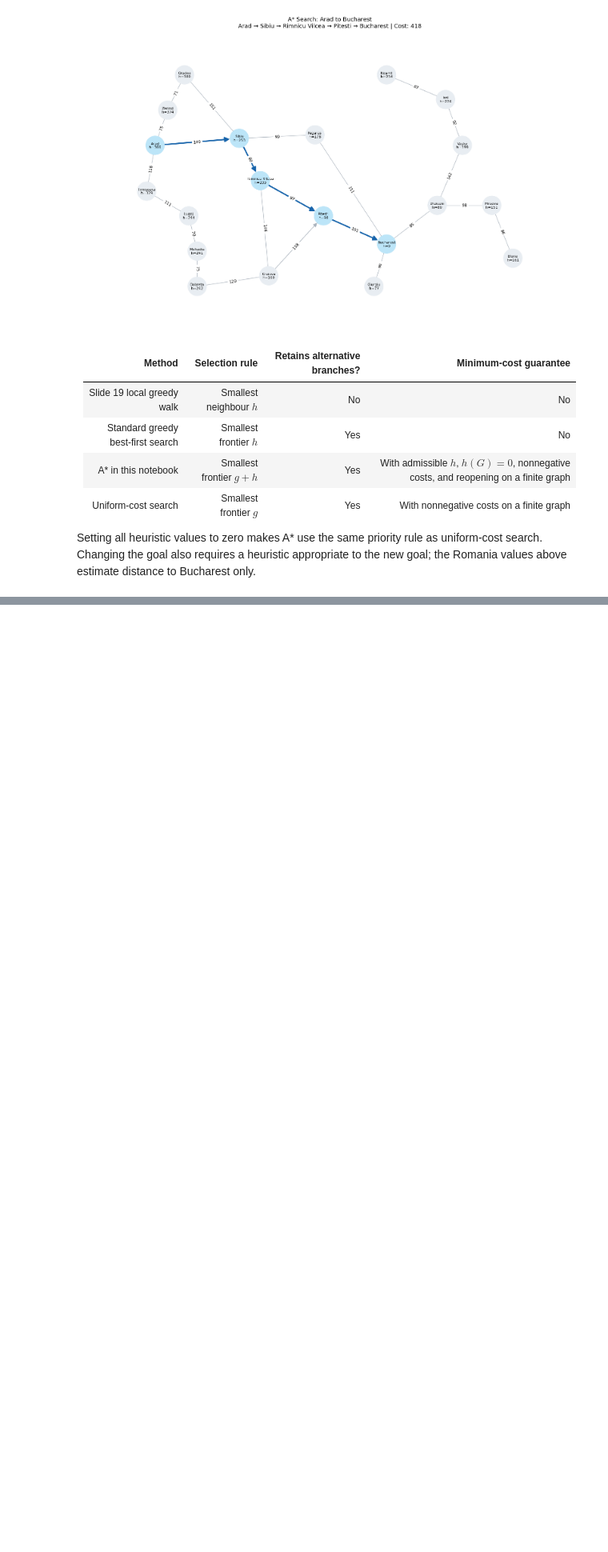
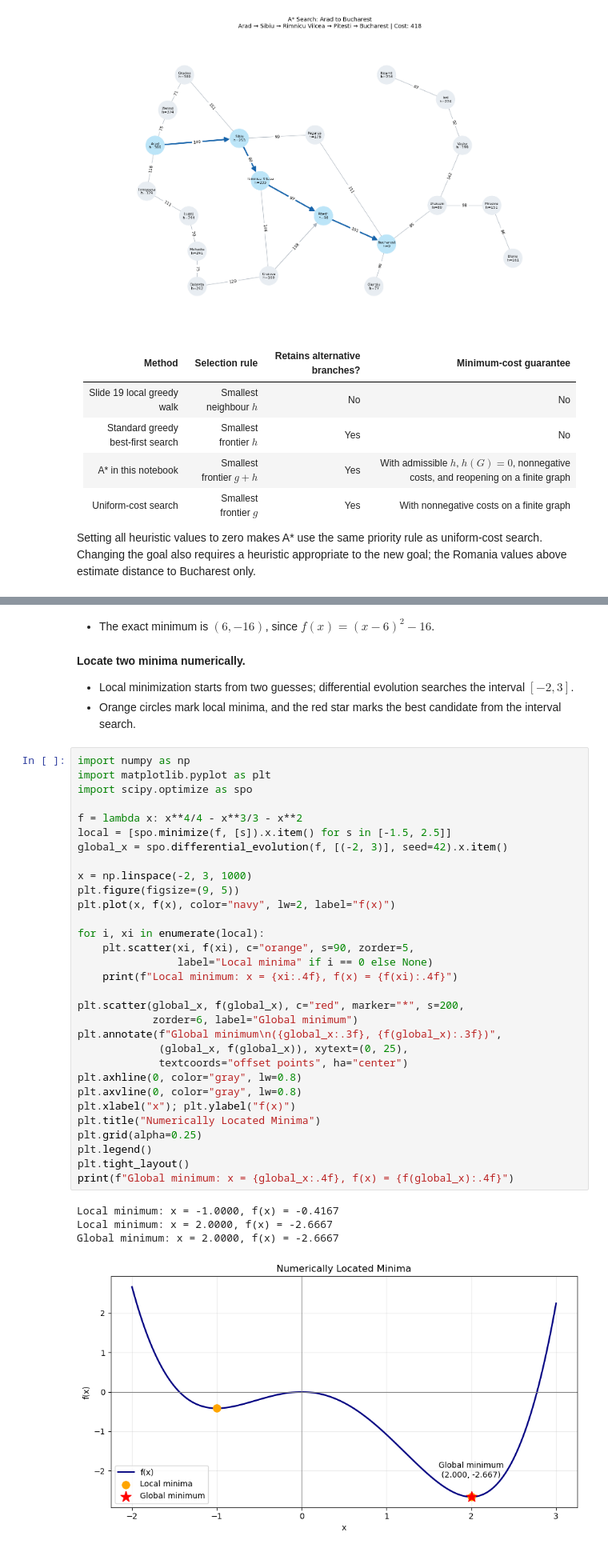
Before and after one commit to jalil-piran/AI, a Jupyter notebook: AI_2026.ipynb, the cells around one changed output, grey strips where cells are left out. Shown at 80% size. Cells and saved outputs as stored; diff of their text form; blank space fills up the shorter version.

```diff
--- a/AI_2026.ipynb
+++ b/AI_2026.ipynb
@@ -828,0 +866,43 @@ Setting all heuristic values to zero makes A* use the same priority rule as unif
+# %% [markdown]
+* The exact minimum is $(6,-16)$, since $f(x)=(x-6)^2-16$.
+# %% [markdown]
+**Locate two minima numerically.**
+
+* Local minimization starts from two guesses; differential evolution searches the interval $[-2,3]$.
+* Orange circles mark local minima, and the red star marks the best candidate from the interval search.
+# %%
+import numpy as np
+import matplotlib.pyplot as plt
+import scipy.optimize as spo
+
+f = lambda x: x**4/4 - x**3/3 - x**2
+local = [spo.minimize(f, [s]).x.item() for s in [-1.5, 2.5]]
+global_x = spo.differential_evolution(f, [(-2, 3)], seed=42).x.item()
+
+x = np.linspace(-2, 3, 1000)
+plt.figure(figsize=(9, 5))
+plt.plot(x, f(x), color="navy", lw=2, label="f(x)")
+
+for i, xi in enumerate(local):
+    plt.scatter(xi, f(xi), c="orange", s=90, zorder=5,
+                label="Local minima" if i == 0 else None)
+    print(f"Local minimum: x = {xi:.4f}, f(x) = {f(xi):.4f}")
+
+plt.scatter(global_x, f(global_x), c="red", marker="*", s=200,
+            zorder=6, label="Global minimum")
+plt.annotate(f"Global minimum\n({global_x:.3f}, {f(global_x):.3f})",
+             (global_x, f(global_x)), xytext=(0, 25),
+             textcoords="offset points", ha="center")
+plt.axhline(0, color="gray", lw=0.8)
+plt.axvline(0, color="gray", lw=0.8)
+plt.xlabel("x"); plt.ylabel("f(x)")
+plt.title("Numerically Located Minima")
+plt.grid(alpha=0.25)
+plt.legend()
+plt.tight_layout()
+print(f"Global minimum: x = {global_x:.4f}, f(x) = {f(global_x):.4f}")
+# %% [output]
+Local minimum: x = -1.0000, f(x) = -0.4167
+Local minimum: x = 2.0000, f(x) = -2.6667
+Global minimum: x = 2.0000, f(x) = -2.6667
+[figure, added]
```
Also changed, not shown: parts of 39 cells of this notebook.
